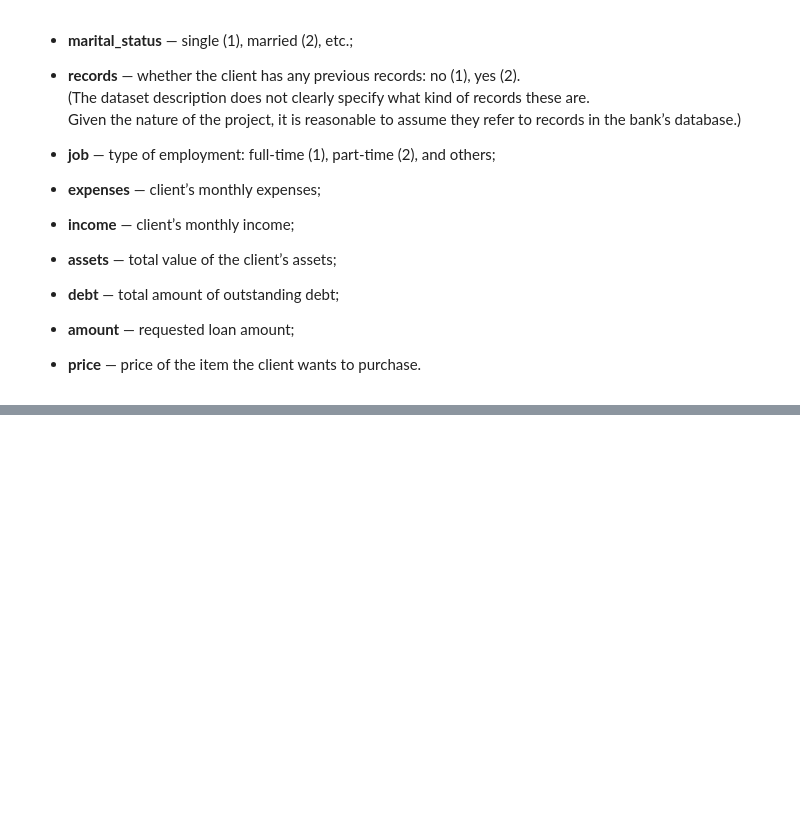
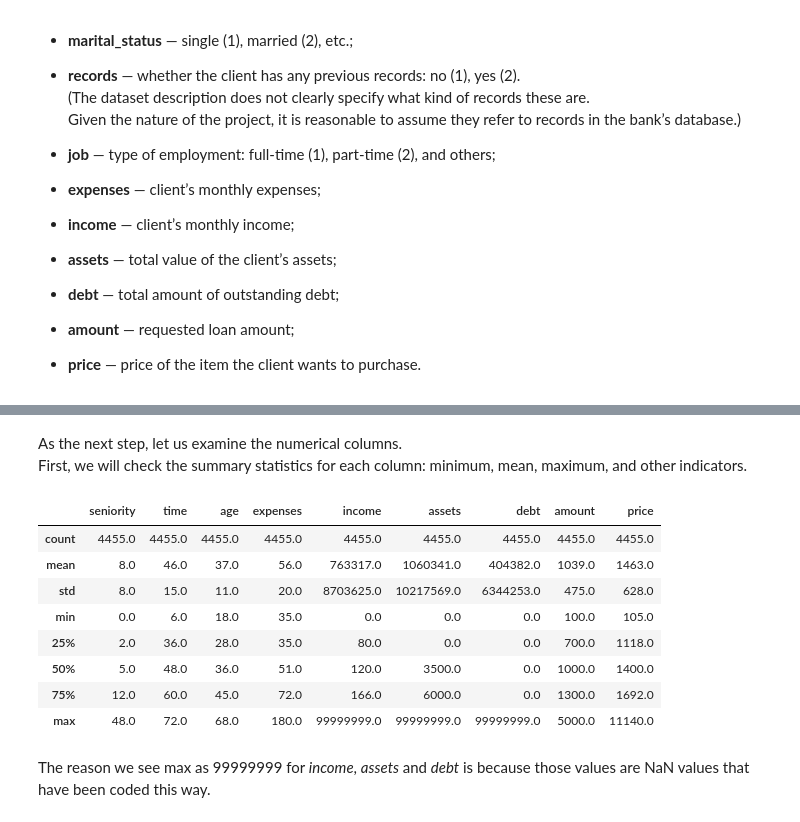
Before and after one commit to Arlan-Alibek/machine-learning-projects, a Jupyter notebook: Decision Trees and Ensemble Learning/credit_risk_scoring_project.ipynb, the cells around one changed output, grey strips where cells are left out. Drawn from its saved outputs; the diff is of its cells as text; code cells hidden in the pictures; blank space fills up the shorter version.

```diff
--- a/Decision Trees and Ensemble Learning/credit_risk_scoring_project.ipynb
+++ b/Decision Trees and Ensemble Learning/credit_risk_scoring_project.ipynb
@@ -62,0 +70,38 @@ We see that the DataFrame contains the following columns:
+# %%
+home_values = {
+    1: 'rent',
+    2: 'owner',
+    3: 'private',
+    4: 'ignore',
+    5: 'parents',
+    6: 'other',
+    0: 'unk'
+}
+df.home = df.home.map(home_values)
+# %%
+marital_values = {
+    1: 'single',
+    2: 'married',
+    3: 'widow',
+    4: 'separated',
+    5: 'divorced',
+    0: 'unk'
+}
+df.marital = df.marital.map(marital_values)
+# %%
+records_values = {
+    1: 'no',
+    2: 'yes',
+    0: 'unk'
+}
+
+df.records = df.records.map(records_values)
+# %%
+job_values = {
+    1: 'fixed',
+    2: 'parttime',
+    3: 'freelance',
+    4: 'others',
+    0: 'unk'
+}
+df.job = df.job.map(job_values)
@@ -62,0 +117,17 @@ We see that the DataFrame contains the following columns:
+# %% [markdown]
+As the next step, let us examine the numerical columns.
+First, we will check the summary statistics for each column: minimum, mean, maximum, and other indicators.
+# %%
+df.describe().round()
+# %% [output]
+|  | seniority | time | age | expenses | income | assets | debt | amount | price |
+| count | 4455.0 | 4455.0 | 4455.0 | 4455.0 | 4455.0 | 4455.0 | 4455.0 | 4455.0 | 4455.0 |
+| mean | 8.0 | 46.0 | 37.0 | 56.0 | 763317.0 | 1060341.0 | 404382.0 | 1039.0 | 1463.0 |
+| std | 8.0 | 15.0 | 11.0 | 20.0 | 8703625.0 | 10217569.0 | 6344253.0 | 475.0 | 628.0 |
+| min | 0.0 | 6.0 | 18.0 | 35.0 | 0.0 | 0.0 | 0.0 | 100.0 | 105.0 |
+| 25% | 2.0 | 36.0 | 28.0 | 35.0 | 80.0 | 0.0 | 0.0 | 700.0 | 1118.0 |
+| 50% | 5.0 | 48.0 | 36.0 | 51.0 | 120.0 | 3500.0 | 0.0 | 1000.0 | 1400.0 |
+| 75% | 12.0 | 60.0 | 45.0 | 72.0 | 166.0 | 6000.0 | 0.0 | 1300.0 | 1692.0 |
+| max | 48.0 | 72.0 | 68.0 | 180.0 | 99999999.0 | 99999999.0 | 99999999.0 | 5000.0 | 11140.0 |
+# %% [markdown]
+The reason we see max as 99999999 for *income*, *assets* and *debt* is because those values are NaN values that have been coded this way.
```
Also changed, not shown: parts of 33 cells of this notebook.
